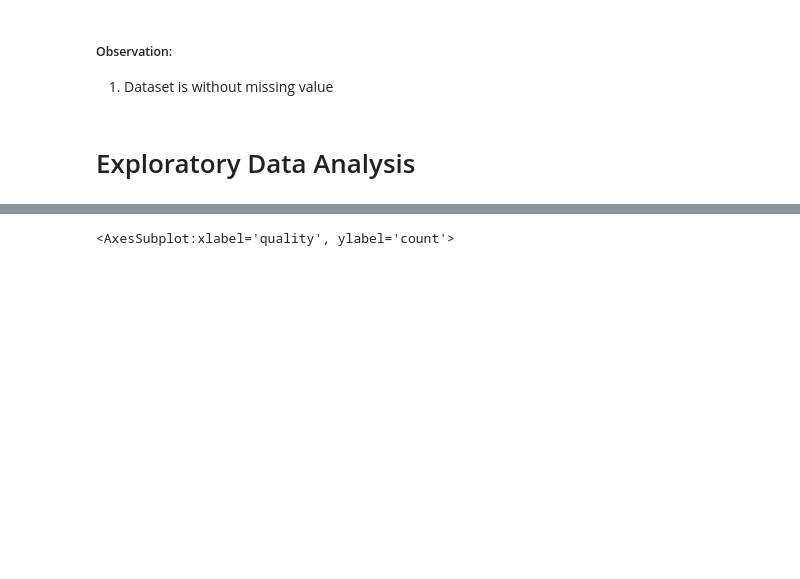
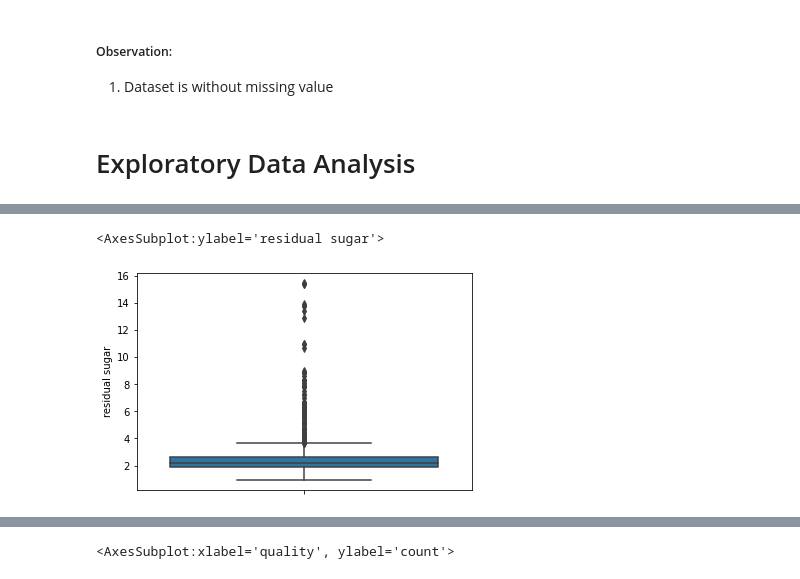
Before and after one commit to dhrey112/ML_Course_19-11-20, a Jupyter notebook: Project/19-11-2020 ML Course Nigeria Project 'name'.ipynb, the cells around one changed output, grey strips where cells are left out. Cells and saved outputs as stored; diff of their text form; code cells hidden in the pictures; blank space fills up the shorter version.

```diff
--- a/Project/19-11-2020 ML Course Nigeria Project 'name'.ipynb
+++ b/Project/19-11-2020 ML Course Nigeria Project 'name'.ipynb
@@ -98,0 +116,5 @@ dtype: int64
+# %%
+sns.boxplot(y='residual sugar', data=data)
+# %% [output]
+<AxesSubplot:ylabel='residual sugar'>
+[figure, added]
```
Also changed, not shown: parts of 9 cells of this notebook, 3 other files.
